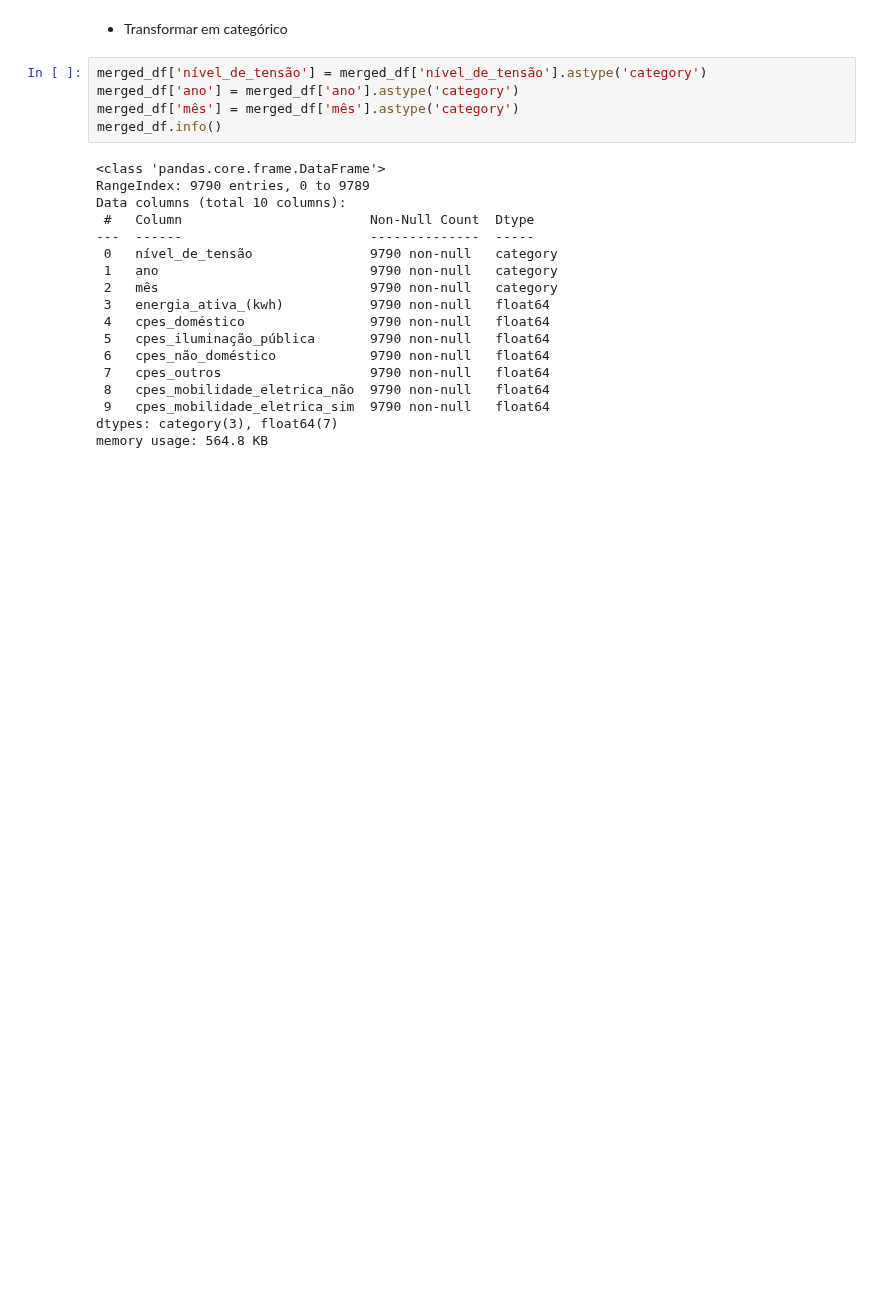
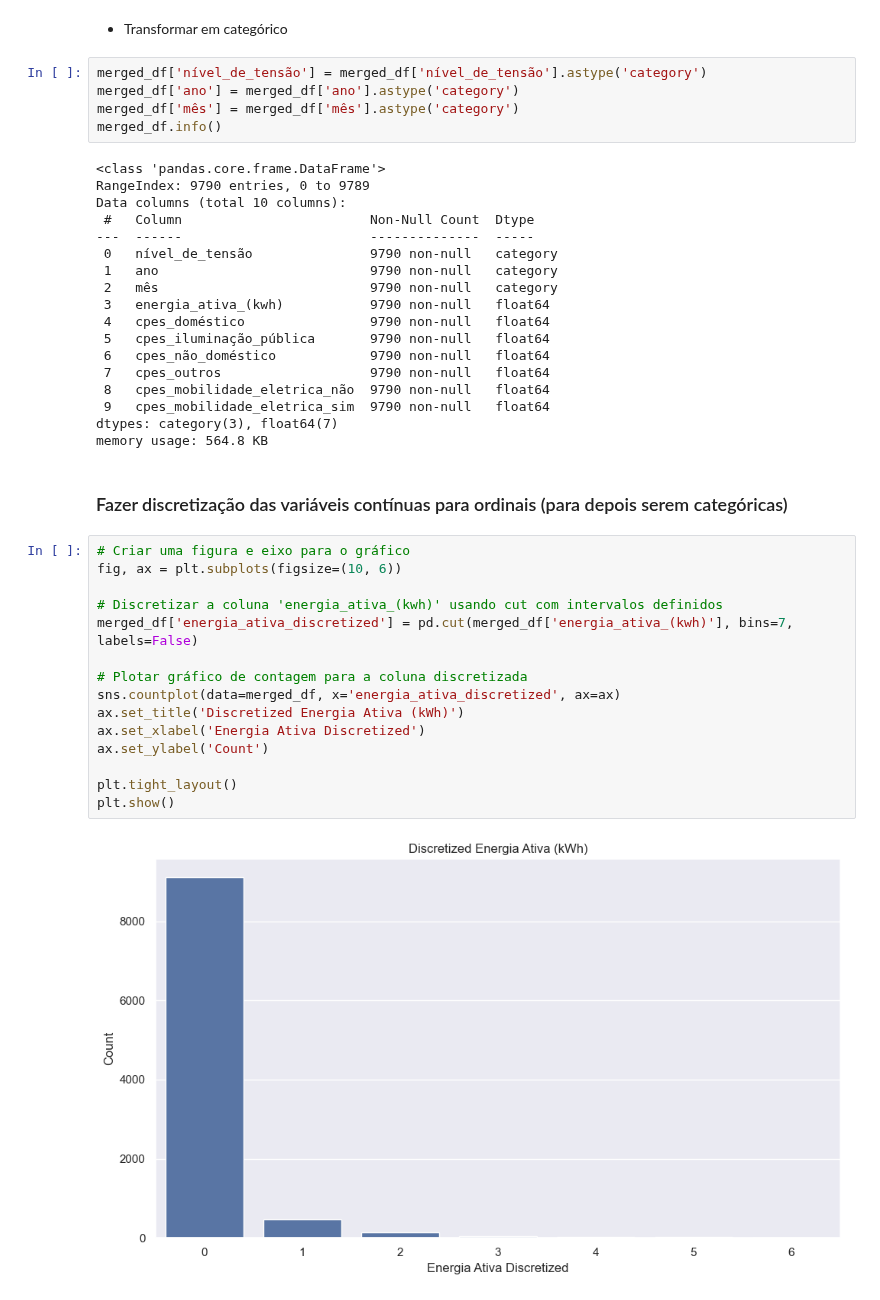
Before and after one commit to kreativermario/Projeto-DECD, a Jupyter notebook: notebooks/data_preparation_categoric.ipynb, the cells around one changed output. Cells and saved outputs as stored; diff of their text form; blank space fills up the shorter version.

```diff
--- a/notebooks/data_preparation_categoric.ipynb
+++ b/notebooks/data_preparation_categoric.ipynb
@@ -80,3 +80,22 @@ Data columns (total 10 columns):
  9   cpes_mobilidade_eletrica_sim  9790 non-null   float64
 dtypes: category(3), float64(7)
 memory usage: 564.8 KB
+# %% [markdown]
+### Fazer discretização das variáveis contínuas para ordinais (para depois serem categóricas)
+# %%
+# Criar uma figura e eixo para o gráfico
+fig, ax = plt.subplots(figsize=(10, 6))
+
+# Discretizar a coluna 'energia_ativa_(kwh)' usando cut com intervalos definidos
+merged_df['energia_ativa_discretized'] = pd.cut(merged_df['energia_ativa_(kwh)'], bins=7, labels=False)
+
+# Plotar gráfico de contagem para a coluna discretizada
+sns.countplot(data=merged_df, x='energia_ativa_discretized', ax=ax)
+ax.set_title('Discretized Energia Ativa (kWh)')
+ax.set_xlabel('Energia Ativa Discretized')
+ax.set_ylabel('Count')
+
+plt.tight_layout()
+plt.show()
+# %% [output]
+[figure, added]
```
Also changed, not shown: parts of 4 cells of this notebook, 3 other files.
